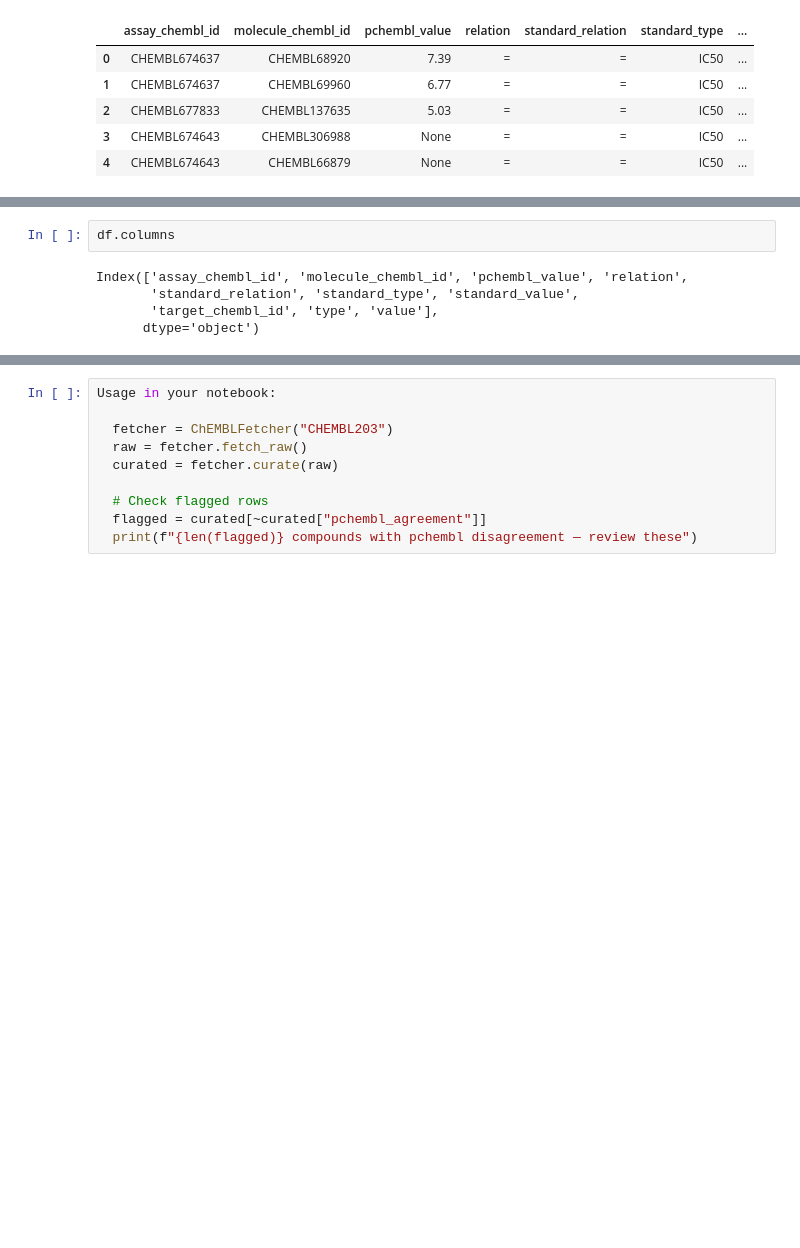
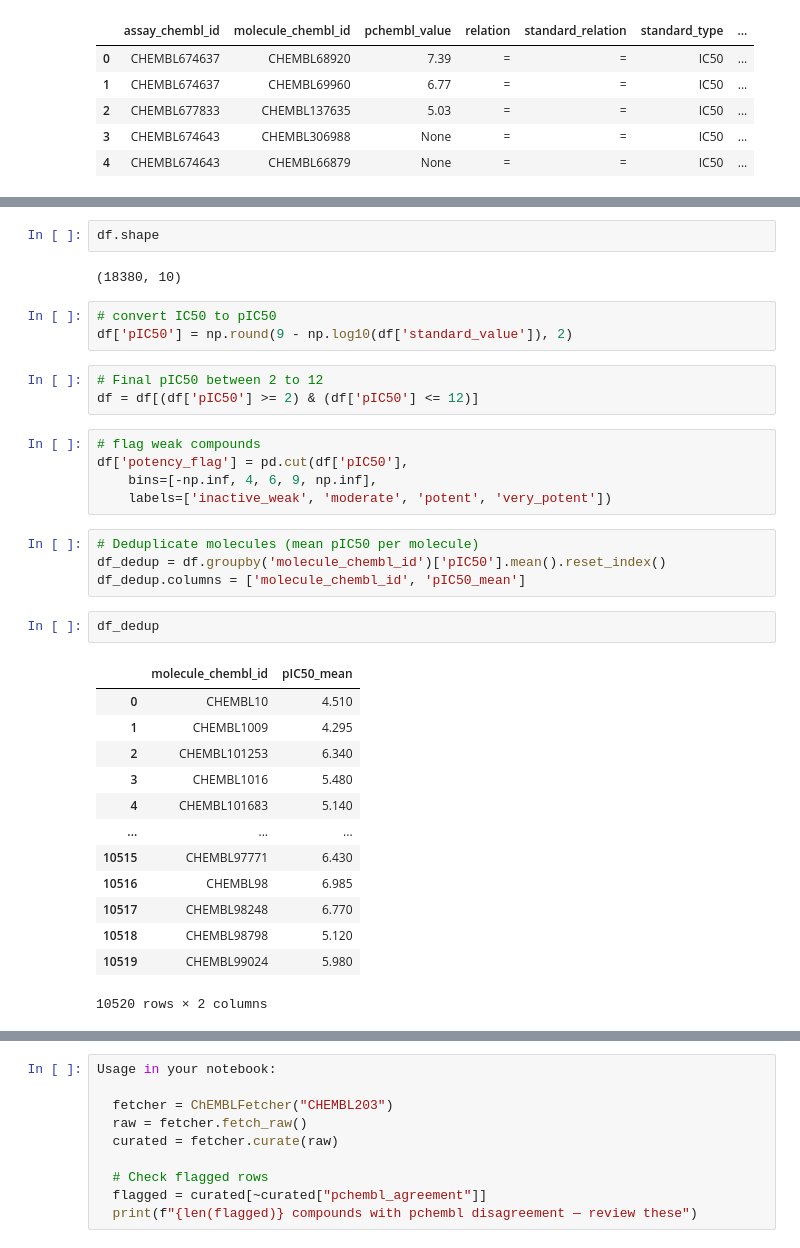
Before and after one commit to Ankit-kumar91/egfr-pic50-prediction, a Jupyter notebook: notebooks/01_data_curation.ipynb, the cells around one changed output, grey strips where cells are left out. Saved outputs shown, nothing was run; the diff lists cells and outputs as text; blank space fills up the shorter version.

```diff
--- a/notebooks/01_data_curation.ipynb
+++ b/notebooks/01_data_curation.ipynb
@@ -95,7 +94,35 @@ unique_count
+# %%
+df.shape
+# %% [output]
+(18380, 10)
 # %%
-df.columns
+# convert IC50 to pIC50
+df['pIC50'] = np.round(9 - np.log10(df['standard_value']), 2)
-# %% [output]
-Index(['assay_chembl_id', 'molecule_chembl_id', 'pchembl_value', 'relation',
-       'standard_relation', 'standard_type', 'standard_value',
-       'target_chembl_id', 'type', 'value'],
-      dtype='object')
+# %%
+# Final pIC50 between 2 to 12
+df = df[(df['pIC50'] >= 2) & (df['pIC50'] <= 12)]
+# %%
+# flag weak compounds
+df['potency_flag'] = pd.cut(df['pIC50'],
+    bins=[-np.inf, 4, 6, 9, np.inf],
+    labels=['inactive_weak', 'moderate', 'potent', 'very_potent'])
+# %%
+# Deduplicate molecules (mean pIC50 per molecule)
+df_dedup = df.groupby('molecule_chembl_id')['pIC50'].mean().reset_index()
+df_dedup.columns = ['molecule_chembl_id', 'pIC50_mean']
+# %%
+df_dedup
+# %% [output]
+|  | molecule_chembl_id | pIC50_mean |
+| 0 | CHEMBL10 | 4.510 |
+| 1 | CHEMBL1009 | 4.295 |
+| 2 | CHEMBL101253 | 6.340 |
+| 3 | CHEMBL1016 | 5.480 |
+| 4 | CHEMBL101683 | 5.140 |
+| ... | ... | ... |
+| 10515 | CHEMBL97771 | 6.430 |
+| 10516 | CHEMBL98 | 6.985 |
+| 10517 | CHEMBL98248 | 6.770 |
+| 10518 | CHEMBL98798 | 5.120 |
+| 10519 | CHEMBL99024 | 5.980 |
+10520 rows × 2 columns
```
Also changed, not shown: parts of 12 cells of this notebook.
